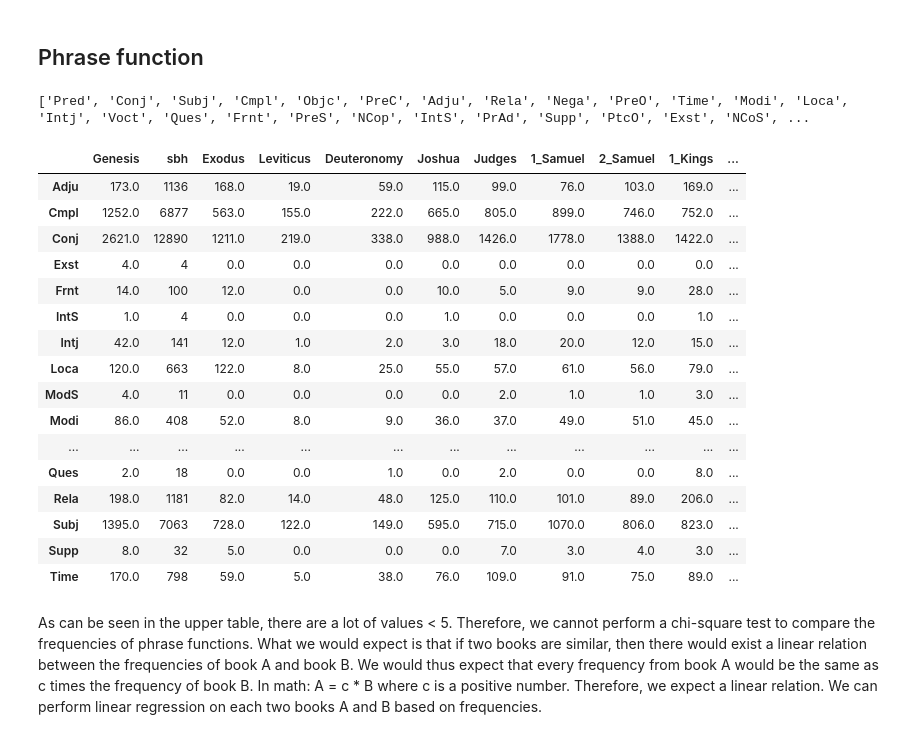
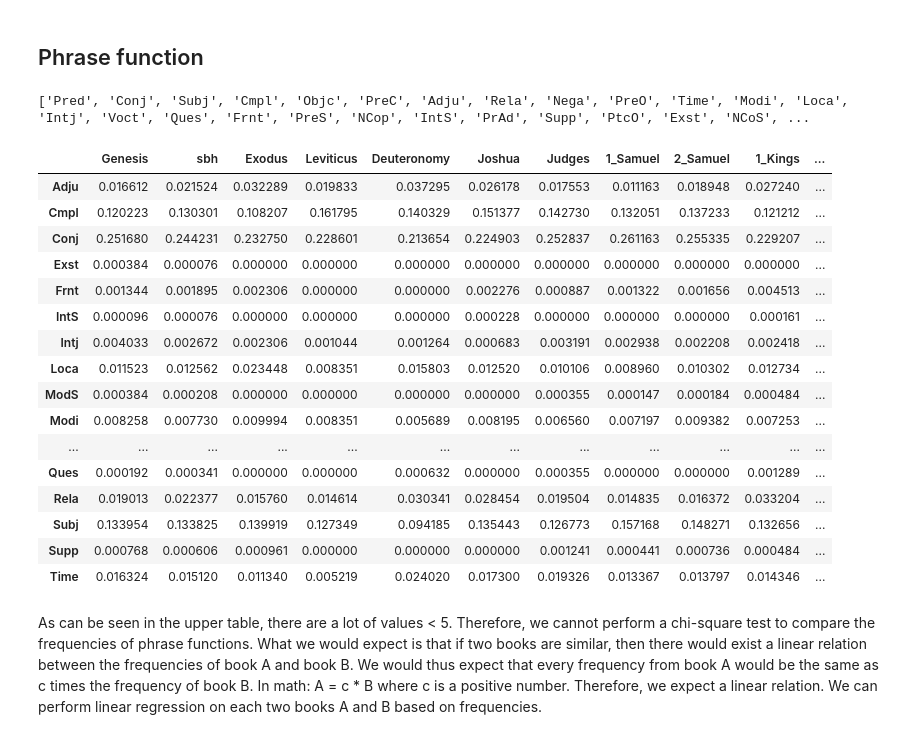
Before and after one commit to ETCBC/Probabilistic_Language_Change, a Jupyter notebook: Counting analysis.ipynb, the cells around one changed output. Cells and saved outputs as stored; diff of their text form; code cells hidden in the pictures.

```diff
--- a/Counting analysis.ipynb
+++ b/Counting analysis.ipynb
@@ -138,30 +138,30 @@ def hierarchical_clustering(distanceMatrix, method, books):
 # %%
 data = all_data['phrase_functions']
 #del data['sbh']
 #del data['lbh']
 unique_functions = unique(otype='phrase', feature='function')
 print(unique_functions)
 df_Count, df_Prob = make_counts(data)
-df_Count
+df_Prob
 # %% [output]
 ['Pred', 'Conj', 'Subj', 'Cmpl', 'Objc', 'PreC', 'Adju', 'Rela', 'Nega', 'PreO', 'Time', 'Modi', 'Loca', 'Intj', 'Voct', 'Ques', 'Frnt', 'PreS', 'NCop', 'IntS', 'PrAd', 'Supp', 'PtcO', 'Exst', 'NCoS', ...
 |  | Genesis | sbh | Exodus | Leviticus | Deuteronomy | Joshua | Judges | 1_Samuel | 2_Samuel | 1_Kings | ... |
-| Adju | 173.0 | 1136 | 168.0 | 19.0 | 59.0 | 115.0 | 99.0 | 76.0 | 103.0 | 169.0 | ... |
-| Cmpl | 1252.0 | 6877 | 563.0 | 155.0 | 222.0 | 665.0 | 805.0 | 899.0 | 746.0 | 752.0 | ... |
-| Conj | 2621.0 | 12890 | 1211.0 | 219.0 | 338.0 | 988.0 | 1426.0 | 1778.0 | 1388.0 | 1422.0 | ... |
-| Exst | 4.0 | 4 | 0.0 | 0.0 | 0.0 | 0.0 | 0.0 | 0.0 | 0.0 | 0.0 | ... |
-| Frnt | 14.0 | 100 | 12.0 | 0.0 | 0.0 | 10.0 | 5.0 | 9.0 | 9.0 | 28.0 | ... |
-| IntS | 1.0 | 4 | 0.0 | 0.0 | 0.0 | 1.0 | 0.0 | 0.0 | 0.0 | 1.0 | ... |
-| Intj | 42.0 | 141 | 12.0 | 1.0 | 2.0 | 3.0 | 18.0 | 20.0 | 12.0 | 15.0 | ... |
-| Loca | 120.0 | 663 | 122.0 | 8.0 | 25.0 | 55.0 | 57.0 | 61.0 | 56.0 | 79.0 | ... |
-| ModS | 4.0 | 11 | 0.0 | 0.0 | 0.0 | 0.0 | 2.0 | 1.0 | 1.0 | 3.0 | ... |
-| Modi | 86.0 | 408 | 52.0 | 8.0 | 9.0 | 36.0 | 37.0 | 49.0 | 51.0 | 45.0 | ... |
+| Adju | 0.016612 | 0.021524 | 0.032289 | 0.019833 | 0.037295 | 0.026178 | 0.017553 | 0.011163 | 0.018948 | 0.027240 | ... |
+| Cmpl | 0.120223 | 0.130301 | 0.108207 | 0.161795 | 0.140329 | 0.151377 | 0.142730 | 0.132051 | 0.137233 | 0.121212 | ... |
+| Conj | 0.251680 | 0.244231 | 0.232750 | 0.228601 | 0.213654 | 0.224903 | 0.252837 | 0.261163 | 0.255335 | 0.229207 | ... |
+| Exst | 0.000384 | 0.000076 | 0.000000 | 0.000000 | 0.000000 | 0.000000 | 0.000000 | 0.000000 | 0.000000 | 0.000000 | ... |
+| Frnt | 0.001344 | 0.001895 | 0.002306 | 0.000000 | 0.000000 | 0.002276 | 0.000887 | 0.001322 | 0.001656 | 0.004513 | ... |
+| IntS | 0.000096 | 0.000076 | 0.000000 | 0.000000 | 0.000000 | 0.000228 | 0.000000 | 0.000000 | 0.000000 | 0.000161 | ... |
+| Intj | 0.004033 | 0.002672 | 0.002306 | 0.001044 | 0.001264 | 0.000683 | 0.003191 | 0.002938 | 0.002208 | 0.002418 | ... |
+| Loca | 0.011523 | 0.012562 | 0.023448 | 0.008351 | 0.015803 | 0.012520 | 0.010106 | 0.008960 | 0.010302 | 0.012734 | ... |
+| ModS | 0.000384 | 0.000208 | 0.000000 | 0.000000 | 0.000000 | 0.000000 | 0.000355 | 0.000147 | 0.000184 | 0.000484 | ... |
+| Modi | 0.008258 | 0.007730 | 0.009994 | 0.008351 | 0.005689 | 0.008195 | 0.006560 | 0.007197 | 0.009382 | 0.007253 | ... |
 | ... | ... | ... | ... | ... | ... | ... | ... | ... | ... | ... | ... |
-| Ques | 2.0 | 18 | 0.0 | 0.0 | 1.0 | 0.0 | 2.0 | 0.0 | 0.0 | 8.0 | ... |
-| Rela | 198.0 | 1181 | 82.0 | 14.0 | 48.0 | 125.0 | 110.0 | 101.0 | 89.0 | 206.0 | ... |
-| Subj | 1395.0 | 7063 | 728.0 | 122.0 | 149.0 | 595.0 | 715.0 | 1070.0 | 806.0 | 823.0 | ... |
-| Supp | 8.0 | 32 | 5.0 | 0.0 | 0.0 | 0.0 | 7.0 | 3.0 | 4.0 | 3.0 | ... |
-| Time | 170.0 | 798 | 59.0 | 5.0 | 38.0 | 76.0 | 109.0 | 91.0 | 75.0 | 89.0 | ... |
+| Ques | 0.000192 | 0.000341 | 0.000000 | 0.000000 | 0.000632 | 0.000000 | 0.000355 | 0.000000 | 0.000000 | 0.001289 | ... |
+| Rela | 0.019013 | 0.022377 | 0.015760 | 0.014614 | 0.030341 | 0.028454 | 0.019504 | 0.014835 | 0.016372 | 0.033204 | ... |
+| Subj | 0.133954 | 0.133825 | 0.139919 | 0.127349 | 0.094185 | 0.135443 | 0.126773 | 0.157168 | 0.148271 | 0.132656 | ... |
+| Supp | 0.000768 | 0.000606 | 0.000961 | 0.000000 | 0.000000 | 0.000000 | 0.001241 | 0.000441 | 0.000736 | 0.000484 | ... |
+| Time | 0.016324 | 0.015120 | 0.011340 | 0.005219 | 0.024020 | 0.017300 | 0.019326 | 0.013367 | 0.013797 | 0.014346 | ... |
 # %% [markdown]
 As can be seen in the upper table, there are a lot of values < 5. Therefore, we cannot perform a chi-square test to compare the frequencies of phrase functions. What we would expect is that if two books are similar, then there would exist a linear relation between the frequencies of book A and book B. We would thus expect that every frequency from book A would be the same as c times the frequency of book B. In math: A = c * B where c is a positive number. Therefore, we expect a linear relation. We can perform linear regression on each two books A and B based on frequencies.
 # %%
```
Also changed, not shown: 1 other file.
